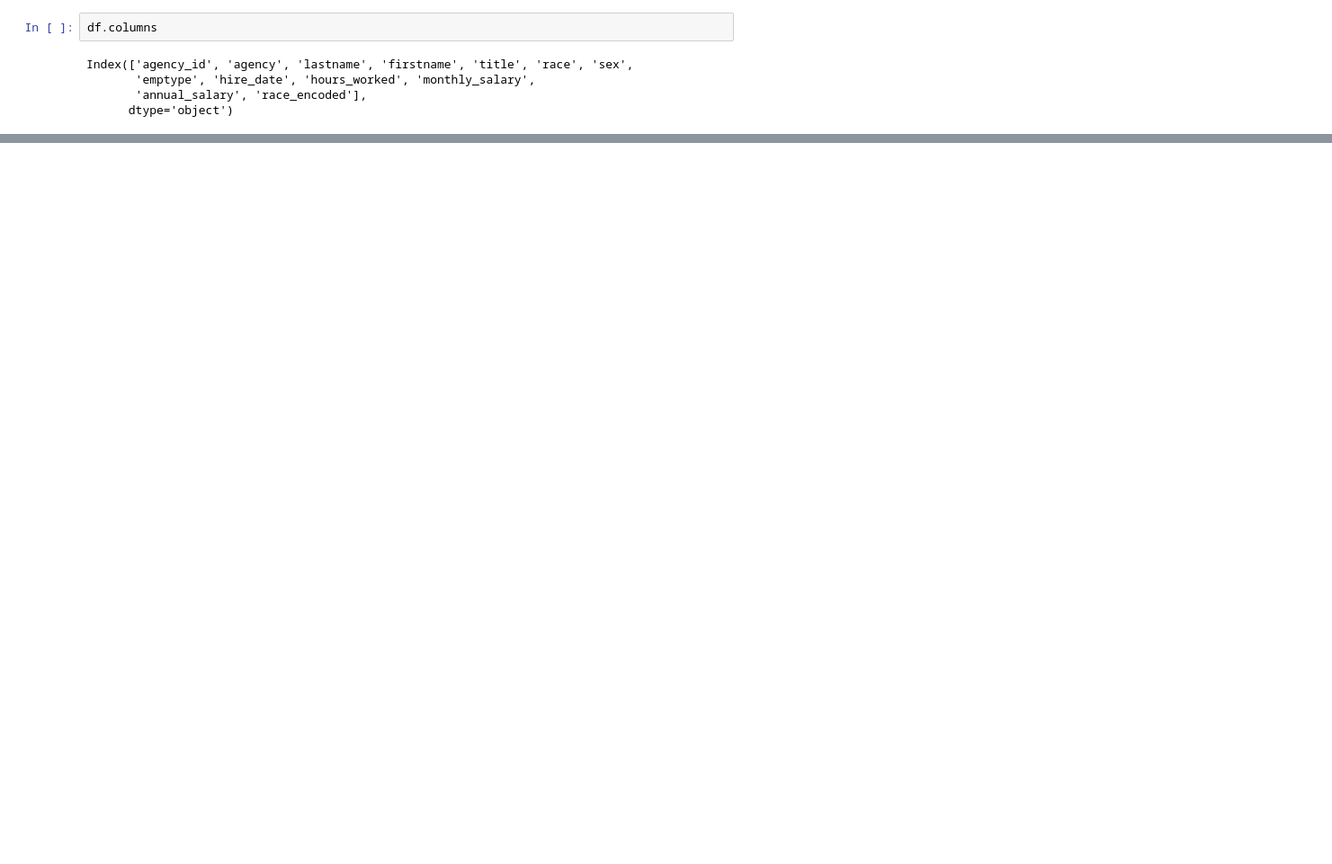
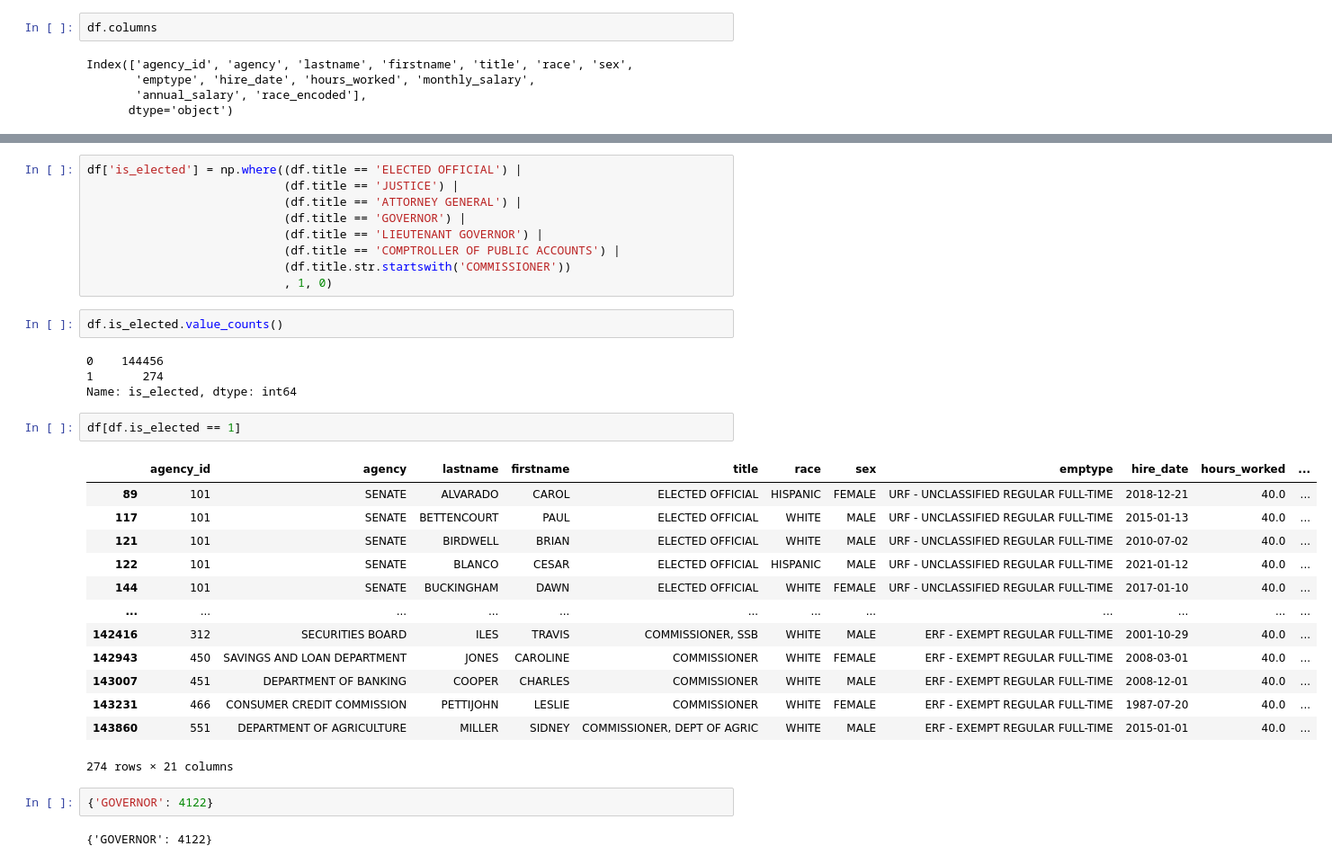
Before and after one commit to Texas-Government-Employee-Salaries/Predicting-Salaries, a Jupyter notebook: cm_notebook.ipynb, the cells around one changed output, grey strips where cells are left out. Shown at 90% size. Drawn from its saved outputs; the diff is of its cells as text; blank space fills up the shorter version.

```diff
--- a/cm_notebook.ipynb
+++ b/cm_notebook.ipynb
@@ -135,0 +212,35 @@ Name: hire_date, Length: 144733, dtype: datetime64[ns]
+# %%
+df['is_elected'] = np.where((df.title == 'ELECTED OFFICIAL') |
+                            (df.title == 'JUSTICE') |
+                            (df.title == 'ATTORNEY GENERAL') |
+                            (df.title == 'GOVERNOR') |
+                            (df.title == 'LIEUTENANT GOVERNOR') |
+                            (df.title == 'COMPTROLLER OF PUBLIC ACCOUNTS') |
+                            (df.title.str.startswith('COMMISSIONER'))
+                            , 1, 0)
+# %%
+df.is_elected.value_counts()
+# %% [output]
+0    144456
+1       274
+Name: is_elected, dtype: int64
+# %%
+df[df.is_elected == 1]
+# %% [output]
+|  | agency_id | agency | lastname | firstname | title | race | sex | emptype | hire_date | hours_worked | ... |
+| 89 | 101 | SENATE | ALVARADO | CAROL | ELECTED OFFICIAL | HISPANIC | FEMALE | URF - UNCLASSIFIED REGULAR FULL-TIME | 2018-12-21 | 40.0 | ... |
+| 117 | 101 | SENATE | BETTENCOURT | PAUL | ELECTED OFFICIAL | WHITE | MALE | URF - UNCLASSIFIED REGULAR FULL-TIME | 2015-01-13 | 40.0 | ... |
+| 121 | 101 | SENATE | BIRDWELL | BRIAN | ELECTED OFFICIAL | WHITE | MALE | URF - UNCLASSIFIED REGULAR FULL-TIME | 2010-07-02 | 40.0 | ... |
+| 122 | 101 | SENATE | BLANCO | CESAR | ELECTED OFFICIAL | HISPANIC | MALE | URF - UNCLASSIFIED REGULAR FULL-TIME | 2021-01-12 | 40.0 | ... |
+| 144 | 101 | SENATE | BUCKINGHAM | DAWN | ELECTED OFFICIAL | WHITE | FEMALE | URF - UNCLASSIFIED REGULAR FULL-TIME | 2017-01-10 | 40.0 | ... |
+| ... | ... | ... | ... | ... | ... | ... | ... | ... | ... | ... | ... |
+| 142416 | 312 | SECURITIES BOARD | ILES | TRAVIS | COMMISSIONER, SSB | WHITE | MALE | ERF - EXEMPT REGULAR FULL-TIME | 2001-10-29 | 40.0 | ... |
+| 142943 | 450 | SAVINGS AND LOAN DEPARTMENT | JONES | CAROLINE | COMMISSIONER | WHITE | FEMALE | ERF - EXEMPT REGULAR FULL-TIME | 2008-03-01 | 40.0 | ... |
+| 143007 | 451 | DEPARTMENT OF BANKING | COOPER | CHARLES | COMMISSIONER | WHITE | MALE | ERF - EXEMPT REGULAR FULL-TIME | 2008-12-01 | 40.0 | ... |
+| 143231 | 466 | CONSUMER CREDIT COMMISSION | PETTIJOHN | LESLIE | COMMISSIONER | WHITE | FEMALE | ERF - EXEMPT REGULAR FULL-TIME | 1987-07-20 | 40.0 | ... |
+| 143860 | 551 | DEPARTMENT OF AGRICULTURE | MILLER | SIDNEY | COMMISSIONER, DEPT OF AGRIC | WHITE | MALE | ERF - EXEMPT REGULAR FULL-TIME | 2015-01-01 | 40.0 | ... |
+274 rows × 21 columns
+# %%
+{'GOVERNOR': 4122}
+# %% [output]
+{'GOVERNOR': 4122}
```
Also changed, not shown: parts of 26 cells of this notebook, 1 other file.
